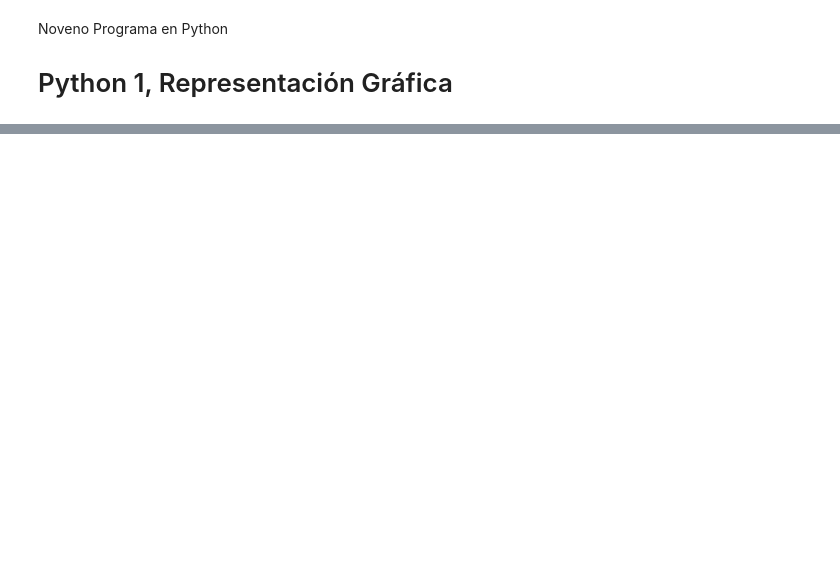
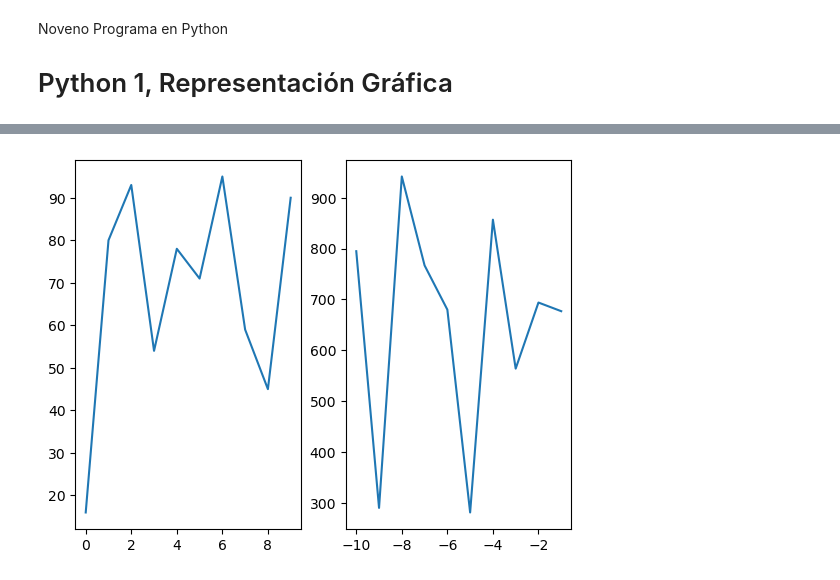
Before and after one commit to Crishito/machine12026, a Jupyter notebook: practicas/Python_Matplotlib.ipynb, the cells around one changed output, grey strips where cells are left out. Cells and saved outputs as stored; diff of their text form; code cells hidden in the pictures; blank space fills up the shorter version.

```diff
--- a/practicas/Python_Matplotlib.ipynb
+++ b/practicas/Python_Matplotlib.ipynb
@@ -17,0 +103,16 @@ Noveno Programa en Python
+# %%
+# Generar los datos
+x_data1 = np.arange(0,10)
+x_data2 = np.arange(-10,0)
+y_data1 = np.random.randint(100,size=(10))
+y_data2 = np.random.randint(1000,size=(10))
+# %%
+# Crear la figura y los subplots
+fig, axes = plt.subplots(1,2)
+# preparar cada subplot
+axes[0].plot(x_data1,y_data1)
+axes[1].plot(x_data2,y_data2)
+#mostrar ambos axes
+plt.show() # Recomendable usar plt y no fig.show()
+# %% [output]
+[figure, added]
```
Also changed, not shown: parts of 70 cells of this notebook, 4 other files.
